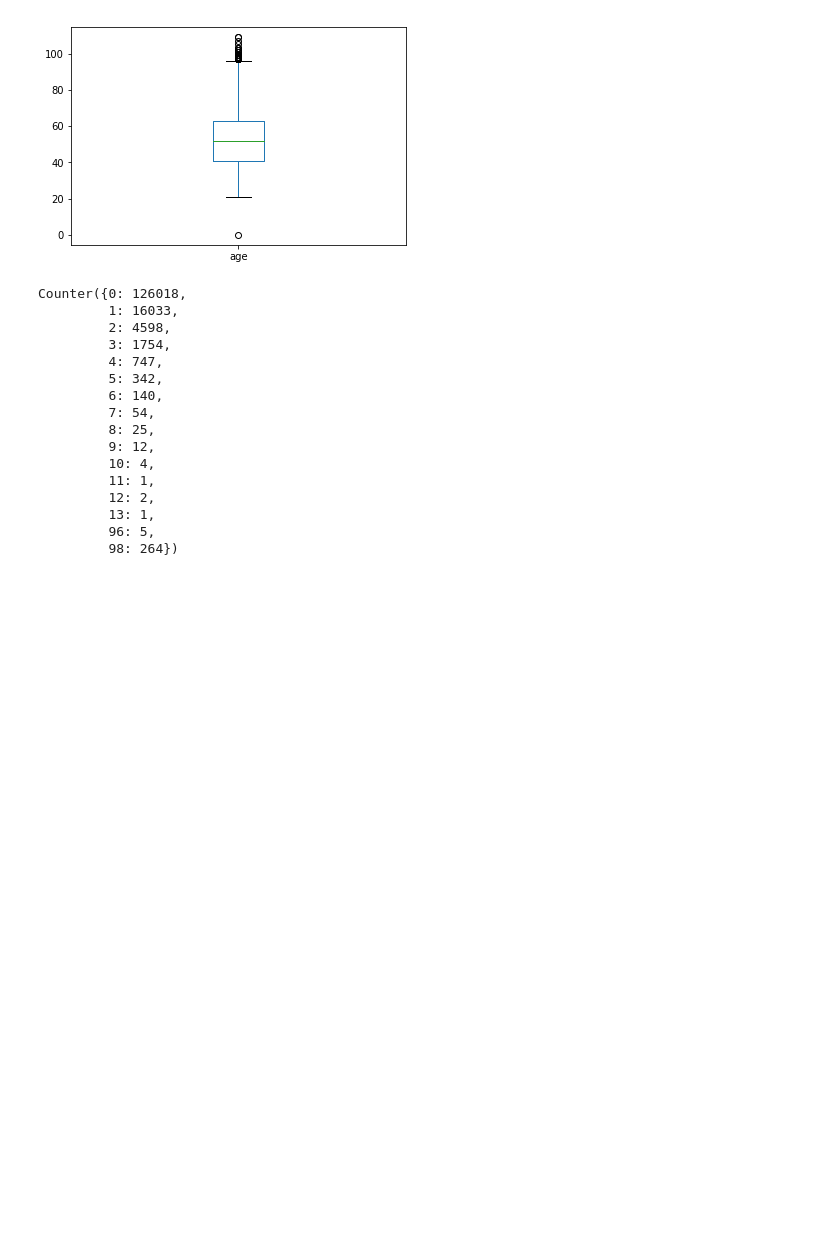
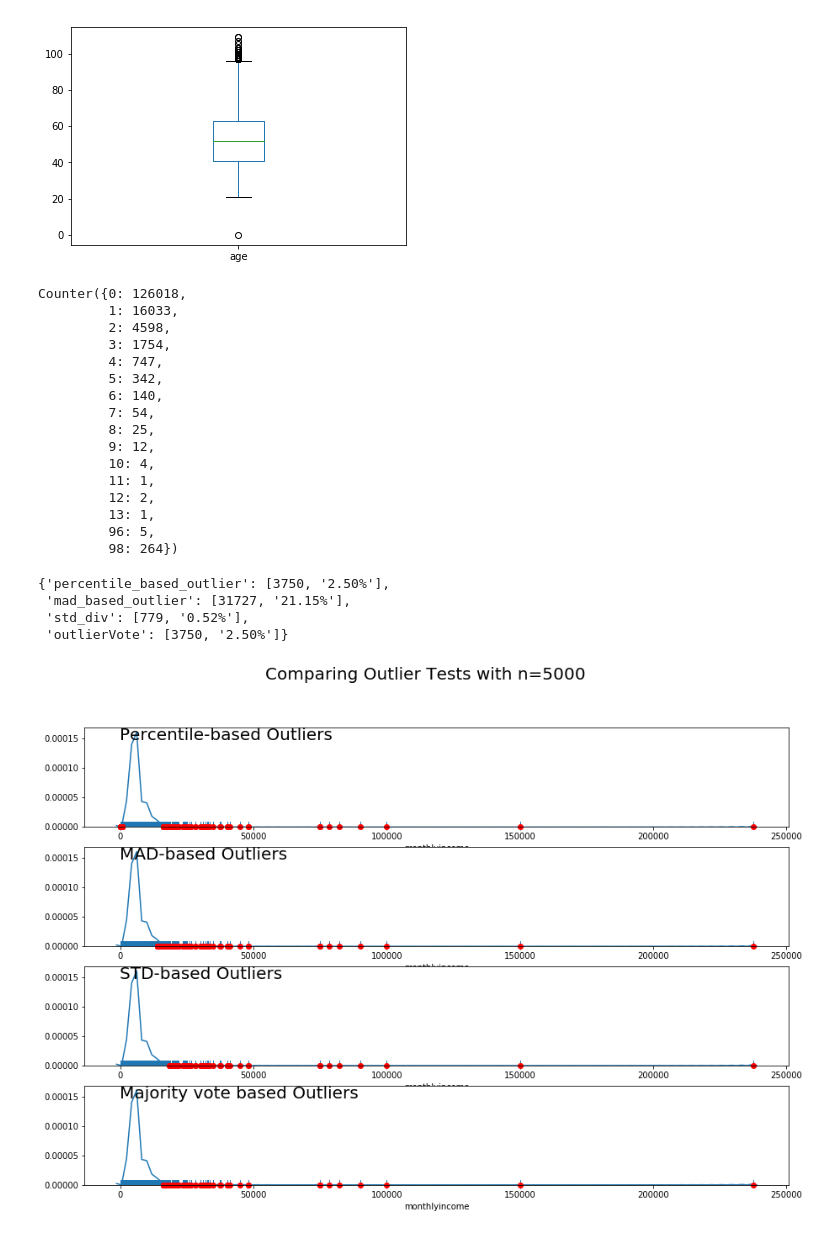
Before and after one commit to himanshu-pachori/credit_risk_modelling, a Jupyter notebook: credit_risk_modelling.ipynb, the cells around one changed output. Cells and saved outputs as stored; diff of their text form; code cells hidden in the pictures; blank space fills up the shorter version.

```diff
--- a/credit_risk_modelling.ipynb
+++ b/credit_risk_modelling.ipynb
@@ -314,3 +323,26 @@ for val in train.numberoftime3059dayspastduenotworse:
         new.append(val)
 
 train.numberoftime3059dayspastduenotworse = new
+# %%
+outlierRatio(train.debtratio)
+# %% [output]
+{'percentile_based_outlier': [3750, '2.50%'],
+ 'mad_based_outlier': [31727, '21.15%'],
+ 'std_div': [779, '0.52%'],
+ 'outlierVote': [3750, '2.50%']}
+# %%
+minUpperBound = min([val for (val, out) in zip(train.debtratio, mad_based_outlier(train.debtratio)) \
+                     if out == True])
+# %%
+newDebtRatio = []
+for val in train.debtratio:
+    if val > minUpperBound:
+        newDebtRatio.append(minUpperBound)
+    else:
+        newDebtRatio.append(val)
+
+train.debtratio = newDebtRatio
+# %%
+plotOutlier(train.monthlyincome.sample(5000))
+# %% [output]
+[figure, added]
```
Also changed, not shown: parts of 80 cells of this notebook.
